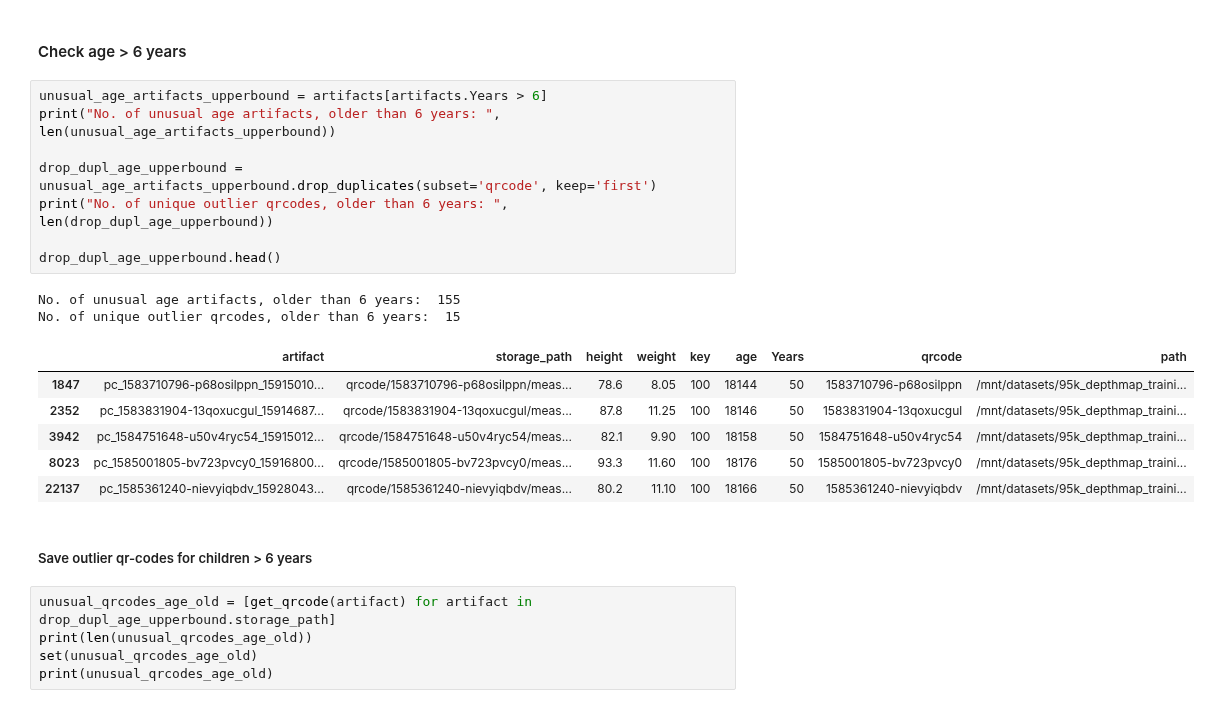
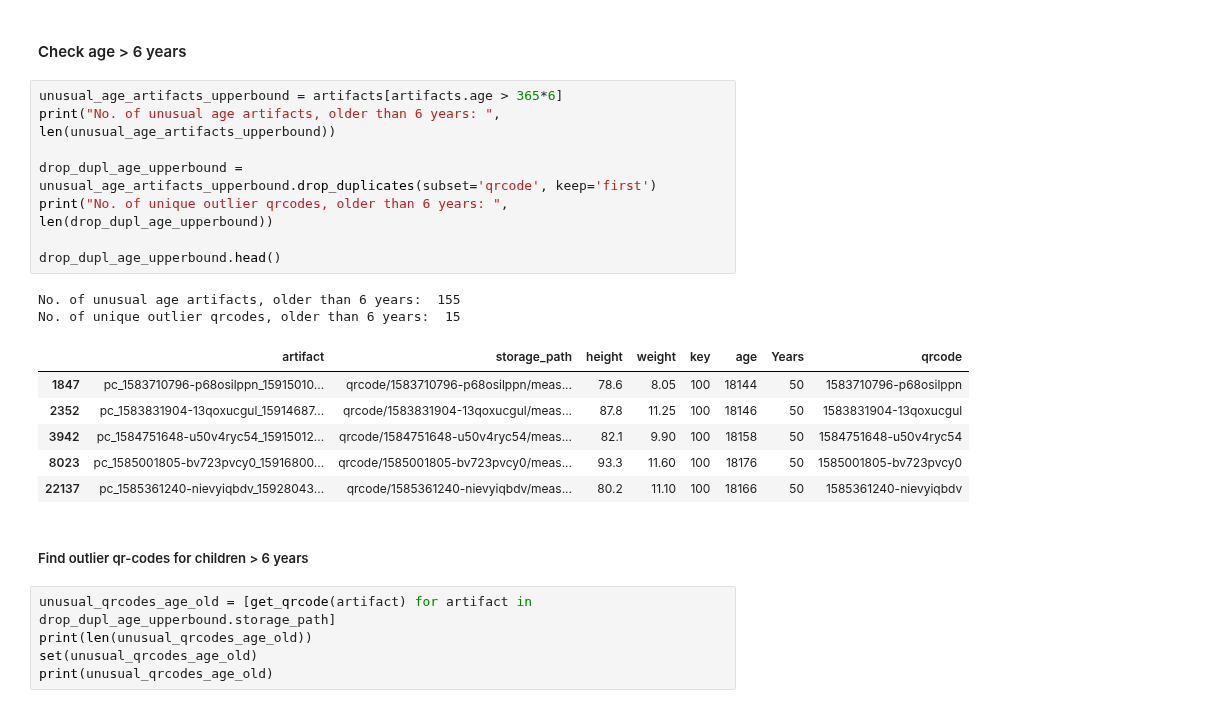
Before and after one commit to Welthungerhilfe/cgm-ml, a Jupyter notebook: src/data_utils/dataset_EDA/anon-depthmap-95k/EDA_anon-depthmap-95k.ipynb, the cells around one changed output. Drawn from its saved outputs; the diff is of its cells as text.

Commit message:
changed wording, exchanged Years column with age column, first test for find_outlier function

```diff
--- a/src/data_utils/dataset_EDA/anon-depthmap-95k/EDA_anon-depthmap-95k.ipynb
+++ b/src/data_utils/dataset_EDA/anon-depthmap-95k/EDA_anon-depthmap-95k.ipynb
@@ -214,24 +250,24 @@ print(unusual_qrcodes_age_young[:10])
 # %% [markdown]
 #### Check age > 6 years
 # %%
-unusual_age_artifacts_upperbound = artifacts[artifacts.Years > 6]
+unusual_age_artifacts_upperbound = artifacts[artifacts.age > 365*6]
 print("No. of unusual age artifacts, older than 6 years: ", len(unusual_age_artifacts_upperbound))
 
 drop_dupl_age_upperbound = unusual_age_artifacts_upperbound.drop_duplicates(subset='qrcode', keep='first')
 print("No. of unique outlier qrcodes, older than 6 years: ", len(drop_dupl_age_upperbound))
 
 drop_dupl_age_upperbound.head()
 # %% [output]
 No. of unusual age artifacts, older than 6 years:  155
 No. of unique outlier qrcodes, older than 6 years:  15
-|  | artifact | storage_path | height | weight | key | age | Years | qrcode | path |
-| 1847 | pc_1583710796-p68osilppn_15915010... | qrcode/1583710796-p68osilppn/meas... | 78.6 | 8.05 | 100 | 18144 | 50 | 1583710796-p68osilppn | /mnt/datasets/95k_depthmap_traini... |
-| 2352 | pc_1583831904-13qoxucgul_15914687... | qrcode/1583831904-13qoxucgul/meas... | 87.8 | 11.25 | 100 | 18146 | 50 | 1583831904-13qoxucgul | /mnt/datasets/95k_depthmap_traini... |
-| 3942 | pc_1584751648-u50v4ryc54_15915012... | qrcode/1584751648-u50v4ryc54/meas... | 82.1 | 9.90 | 100 | 18158 | 50 | 1584751648-u50v4ryc54 | /mnt/datasets/95k_depthmap_traini... |
-| 8023 | pc_1585001805-bv723pvcy0_15916800... | qrcode/1585001805-bv723pvcy0/meas... | 93.3 | 11.60 | 100 | 18176 | 50 | 1585001805-bv723pvcy0 | /mnt/datasets/95k_depthmap_traini... |
-| 22137 | pc_1585361240-nievyiqbdv_15928043... | qrcode/1585361240-nievyiqbdv/meas... | 80.2 | 11.10 | 100 | 18166 | 50 | 1585361240-nievyiqbdv | /mnt/datasets/95k_depthmap_traini... |
+|  | artifact | storage_path | height | weight | key | age | Years | qrcode |
+| 1847 | pc_1583710796-p68osilppn_15915010... | qrcode/1583710796-p68osilppn/meas... | 78.6 | 8.05 | 100 | 18144 | 50 | 1583710796-p68osilppn |
+| 2352 | pc_1583831904-13qoxucgul_15914687... | qrcode/1583831904-13qoxucgul/meas... | 87.8 | 11.25 | 100 | 18146 | 50 | 1583831904-13qoxucgul |
+| 3942 | pc_1584751648-u50v4ryc54_15915012... | qrcode/1584751648-u50v4ryc54/meas... | 82.1 | 9.90 | 100 | 18158 | 50 | 1584751648-u50v4ryc54 |
+| 8023 | pc_1585001805-bv723pvcy0_15916800... | qrcode/1585001805-bv723pvcy0/meas... | 93.3 | 11.60 | 100 | 18176 | 50 | 1585001805-bv723pvcy0 |
+| 22137 | pc_1585361240-nievyiqbdv_15928043... | qrcode/1585361240-nievyiqbdv/meas... | 80.2 | 11.10 | 100 | 18166 | 50 | 1585361240-nievyiqbdv |
 # %% [markdown]
-##### Save outlier qr-codes for children > 6 years
+##### Find outlier qr-codes for children > 6 years
 # %%
 unusual_qrcodes_age_old = [get_qrcode(artifact) for artifact in drop_dupl_age_upperbound.storage_path]
 print(len(unusual_qrcodes_age_old))
```
Also changed, not shown: parts of 15 cells of this notebook, 6 other files.
